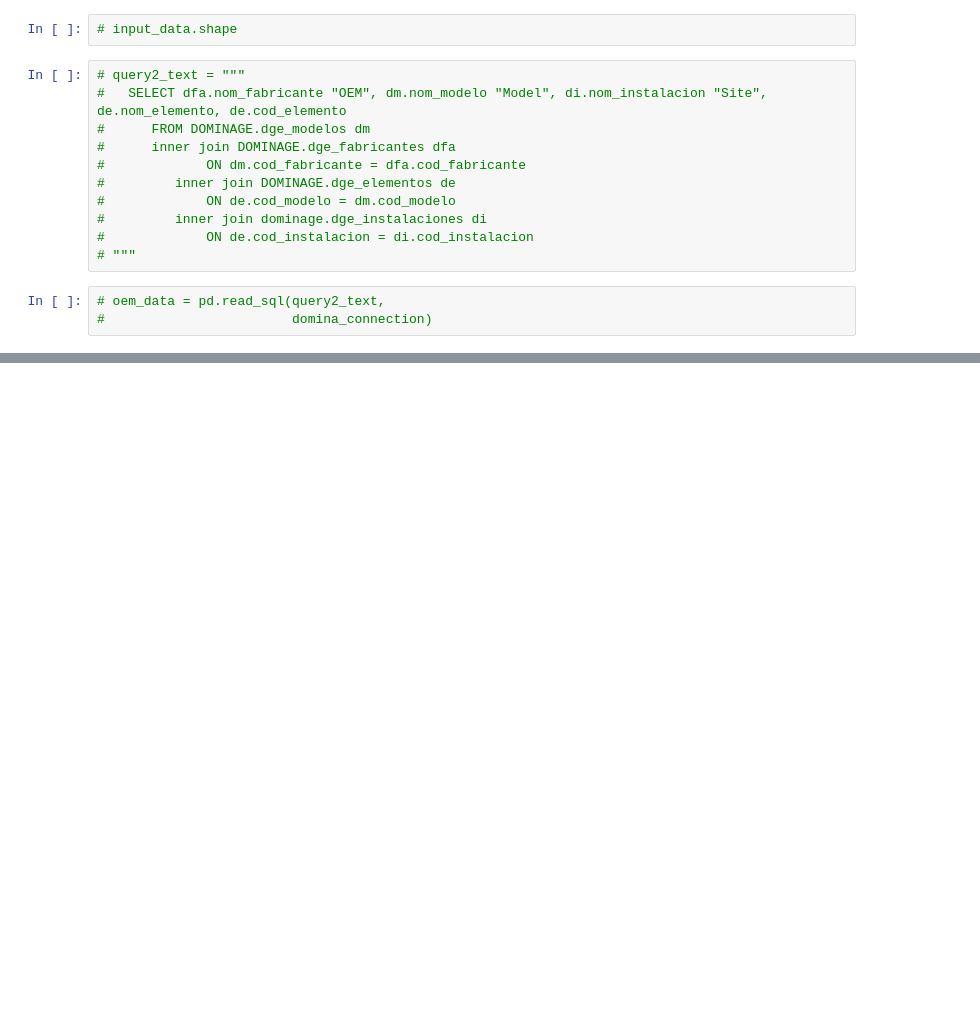
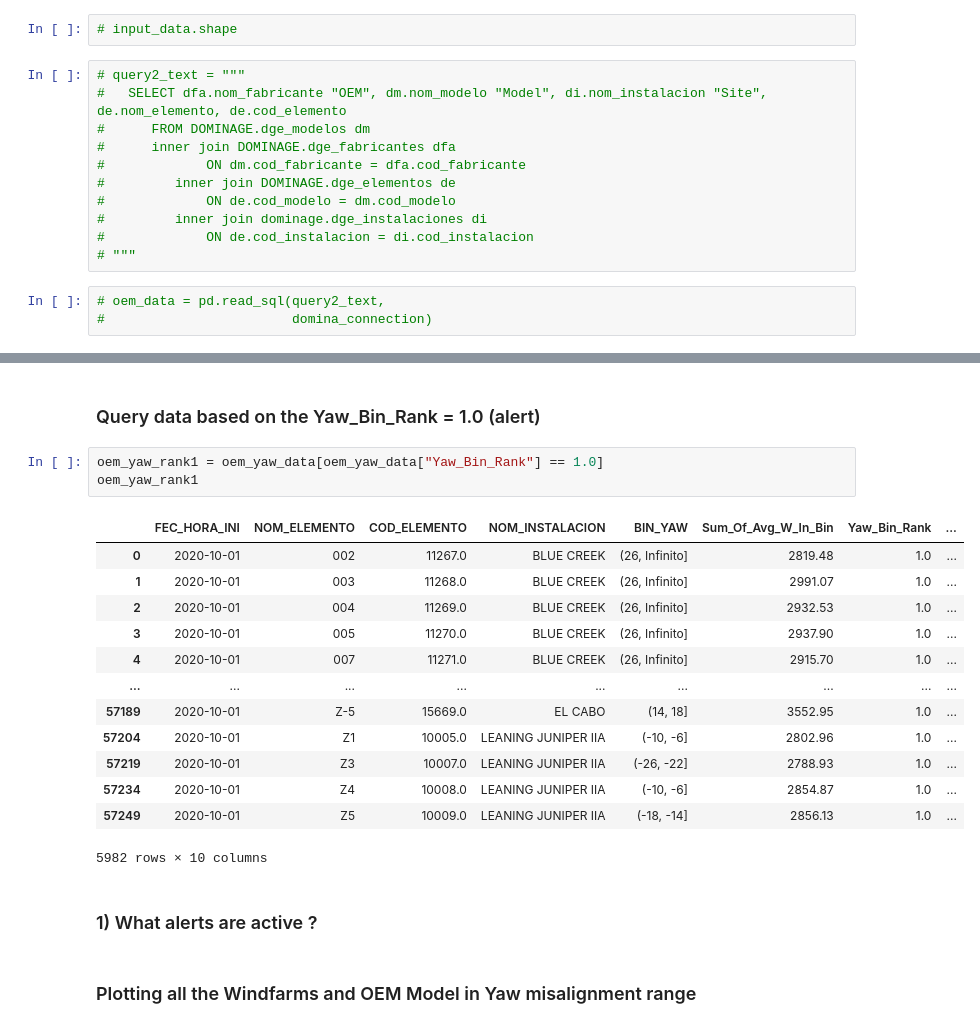
Before and after one commit to code-JOA/Wind-Turbine-Project, a Jupyter notebook: notebooks/OEM-Analysis.ipynb, the cells around one changed output, grey strips where cells are left out. Cells and saved outputs as stored; diff of their text form; blank space fills up the shorter version.

```diff
--- a/notebooks/OEM-Analysis.ipynb
+++ b/notebooks/OEM-Analysis.ipynb
@@ -107,0 +204,23 @@ from functools import reduce
+# %% [markdown]
+### Query data based on the Yaw_Bin_Rank = 1.0 (alert)
+# %%
+oem_yaw_rank1 = oem_yaw_data[oem_yaw_data["Yaw_Bin_Rank"] == 1.0]
+oem_yaw_rank1
+# %% [output]
+|  | FEC_HORA_INI | NOM_ELEMENTO | COD_ELEMENTO | NOM_INSTALACION | BIN_YAW | Sum_Of_Avg_W_In_Bin | Yaw_Bin_Rank | ... |
+| 0 | 2020-10-01 | 002 | 11267.0 | BLUE CREEK | (26, Infinito] | 2819.48 | 1.0 | ... |
+| 1 | 2020-10-01 | 003 | 11268.0 | BLUE CREEK | (26, Infinito] | 2991.07 | 1.0 | ... |
+| 2 | 2020-10-01 | 004 | 11269.0 | BLUE CREEK | (26, Infinito] | 2932.53 | 1.0 | ... |
+| 3 | 2020-10-01 | 005 | 11270.0 | BLUE CREEK | (26, Infinito] | 2937.90 | 1.0 | ... |
+| 4 | 2020-10-01 | 007 | 11271.0 | BLUE CREEK | (26, Infinito] | 2915.70 | 1.0 | ... |
+| ... | ... | ... | ... | ... | ... | ... | ... | ... |
+| 57189 | 2020-10-01 | Z-5 | 15669.0 | EL CABO | (14, 18] | 3552.95 | 1.0 | ... |
+| 57204 | 2020-10-01 | Z1 | 10005.0 | LEANING JUNIPER IIA | (-10, -6] | 2802.96 | 1.0 | ... |
+| 57219 | 2020-10-01 | Z3 | 10007.0 | LEANING JUNIPER IIA | (-26, -22] | 2788.93 | 1.0 | ... |
+| 57234 | 2020-10-01 | Z4 | 10008.0 | LEANING JUNIPER IIA | (-10, -6] | 2854.87 | 1.0 | ... |
+| 57249 | 2020-10-01 | Z5 | 10009.0 | LEANING JUNIPER IIA | (-18, -14] | 2856.13 | 1.0 | ... |
+5982 rows × 10 columns
+# %% [markdown]
+### 1) What alerts are active ?
+# %% [markdown]
+### Plotting all the Windfarms and OEM Model in Yaw misalignment range
```
Also changed, not shown: parts of 19 cells of this notebook.
